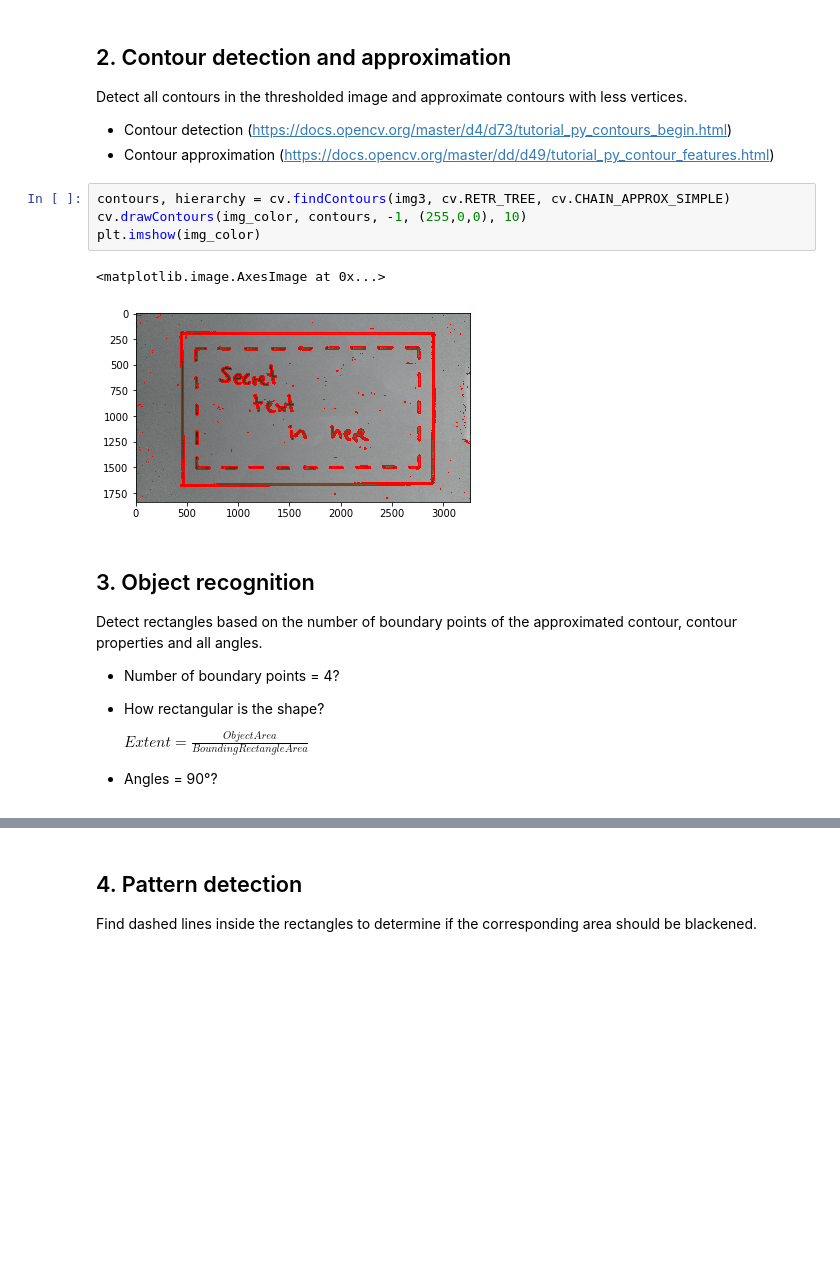
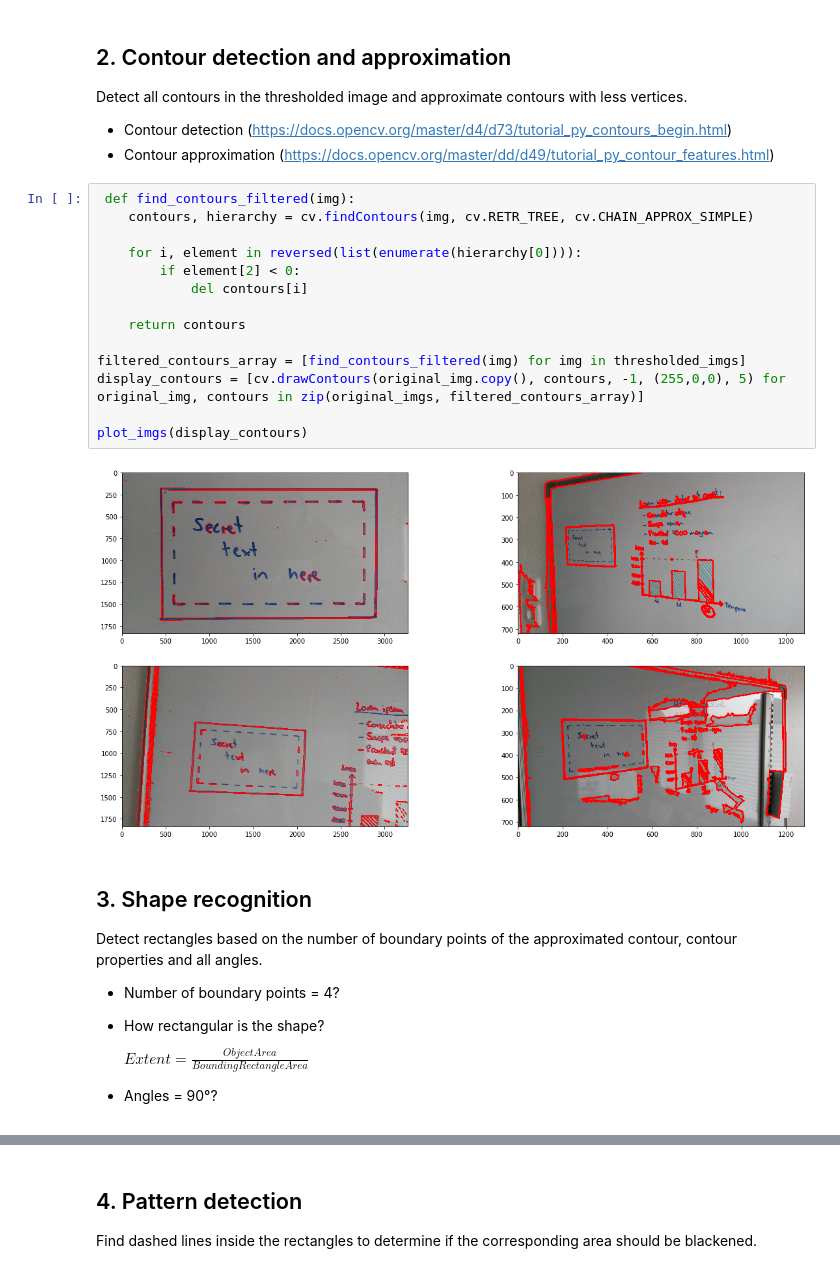
Before and after one commit to uol-mediaprocessing-201920/group-projects-secret-whiteboard, a Jupyter notebook: main_secret_whiteboard.ipynb, the cells around one changed output, grey strips where cells are left out. Drawn from its saved outputs; the diff is of its cells as text; blank space fills up the shorter version.

```diff
--- a/main_secret_whiteboard.ipynb
+++ b/main_secret_whiteboard.ipynb
@@ -65,15 +111,24 @@ plt.imshow(img3, cmap="gray")
 Detect all contours in the thresholded image and approximate contours with less vertices.
 - Contour detection (https://docs.opencv.org/master/d4/d73/tutorial_py_contours_begin.html)
 - Contour approximation (https://docs.opencv.org/master/dd/d49/tutorial_py_contour_features.html)
-# %%
-contours, hierarchy = cv.findContours(img3, cv.RETR_TREE, cv.CHAIN_APPROX_SIMPLE)
-cv.drawContours(img_color, contours, -1, (255,0,0), 10)
-plt.imshow(img_color)
-# %% [output]
-<matplotlib.image.AxesImage at 0x...>
-[figure, removed]
+# %%
+ def find_contours_filtered(img):
+    contours, hierarchy = cv.findContours(img, cv.RETR_TREE, cv.CHAIN_APPROX_SIMPLE)
+
+    for i, element in reversed(list(enumerate(hierarchy[0]))):
+        if element[2] < 0:
+            del contours[i]
+
+    return contours
+
+filtered_contours_array = [find_contours_filtered(img) for img in thresholded_imgs]
+display_contours = [cv.drawContours(original_img.copy(), contours, -1, (255,0,0), 5) for original_img, contours in zip(original_imgs, filtered_contours_array)]
+
+plot_imgs(display_contours)
+# %% [output]
+[figure, added]
 # %% [markdown]
-## 3. Object recognition
+## 3. Shape recognition
 Detect rectangles based on the number of boundary points of the approximated contour, contour properties and all angles.
 
 - Number of boundary points = 4?
```
Also changed, not shown: parts of 18 cells of this notebook.
